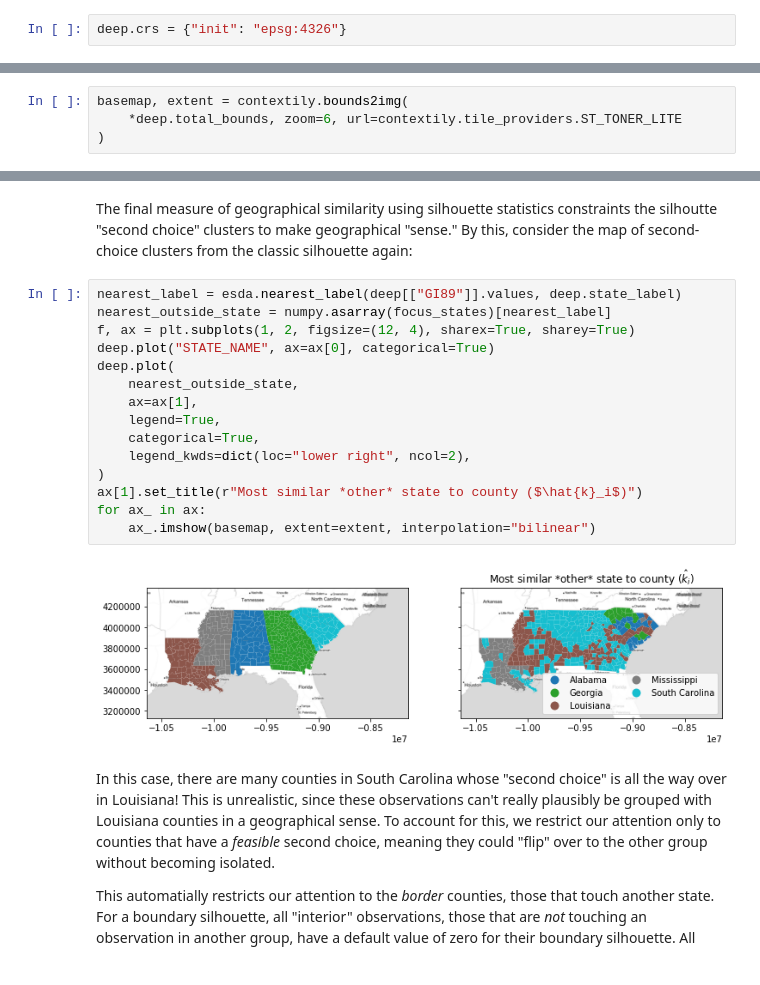
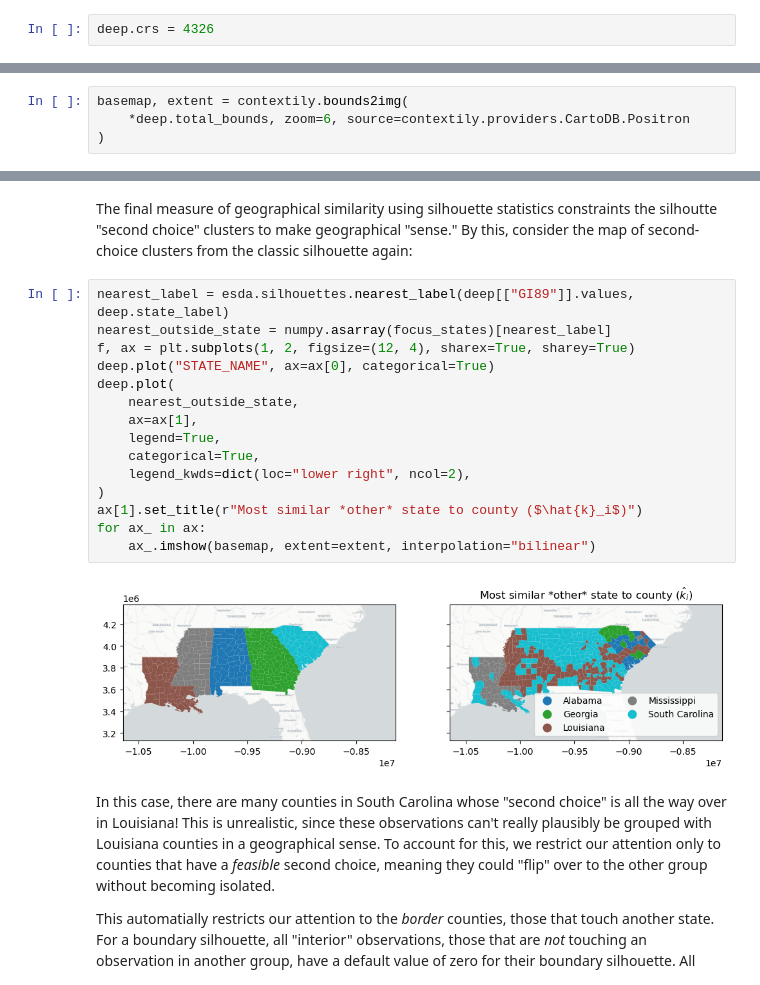
Before and after one commit to pysal/esda, a Jupyter notebook: notebooks/geosilhouettes.ipynb, the cells around one changed output, grey strips where cells are left out. Drawn from its saved outputs; the diff is of its cells as text.

```diff
--- a/notebooks/geosilhouettes.ipynb
+++ b/notebooks/geosilhouettes.ipynb
@@ -39,12 +39,12 @@ deep["state_label"] = deep.STATE_NAME.apply(lambda x: focus_states.index(x))
 # %% [markdown]
 Finally, for mapping purposes, let's get a basemap. This is done using the `contextily` package, which expects our data in a specific coordinate projection system. For more, check out the [`contextily` user guide](https://github.com/darribas/contextily/blob/master/contextily_guide.ipynb).
 # %%
-deep.crs = {"init": "epsg:4326"}
+deep.crs = 4326
 # %%
 deep = deep.to_crs(epsg=3857)
 # %%
 basemap, extent = contextily.bounds2img(
-    *deep.total_bounds, zoom=6, url=contextily.tile_providers.ST_TONER_LITE
+    *deep.total_bounds, zoom=6, source=contextily.providers.CartoDB.Positron
 )
 # %%
 f, ax = plt.subplots(1, 2, figsize=(12, 3), sharex=True, sharey=True)
@@ -253,22 +253,22 @@ plt.show()
 # %% [markdown]
 The final measure of geographical similarity using silhouette statistics constraints the silhoutte "second choice" clusters to make geographical "sense." By this, consider the map of second-choice clusters from the classic silhouette again:
 # %%
-nearest_label = esda.nearest_label(deep[["GI89"]].values, deep.state_label)
+nearest_label = esda.silhouettes.nearest_label(deep[["GI89"]].values, deep.state_label)
 nearest_outside_state = numpy.asarray(focus_states)[nearest_label]
 f, ax = plt.subplots(1, 2, figsize=(12, 4), sharex=True, sharey=True)
 deep.plot("STATE_NAME", ax=ax[0], categorical=True)
 deep.plot(
     nearest_outside_state,
     ax=ax[1],
     legend=True,
     categorical=True,
     legend_kwds=dict(loc="lower right", ncol=2),
 )
 ax[1].set_title(r"Most similar *other* state to county ($\hat{k}_i$)")
 for ax_ in ax:
     ax_.imshow(basemap, extent=extent, interpolation="bilinear")
 # %% [output]
-[figure, old version]
+[figure, new version]
 # %% [markdown]
 In this case, there are many counties in South Carolina whose "second choice" is all the way over in Louisiana! This is unrealistic, since these observations can't really plausibly be grouped with Louisiana counties in a geographical sense. To account for this, we restrict our attention only to counties that have a *feasible* second choice, meaning they could "flip" over to the other group without becoming isolated.
 
```
Also changed, not shown: parts of 16 cells of this notebook, 8 other files.
